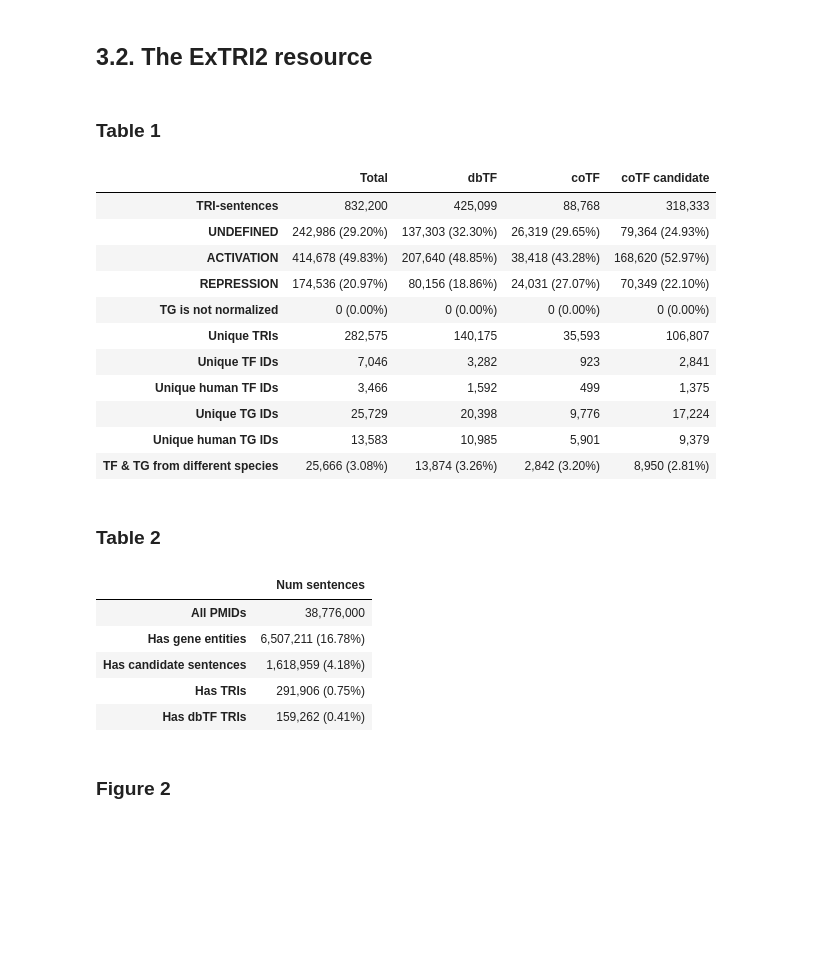
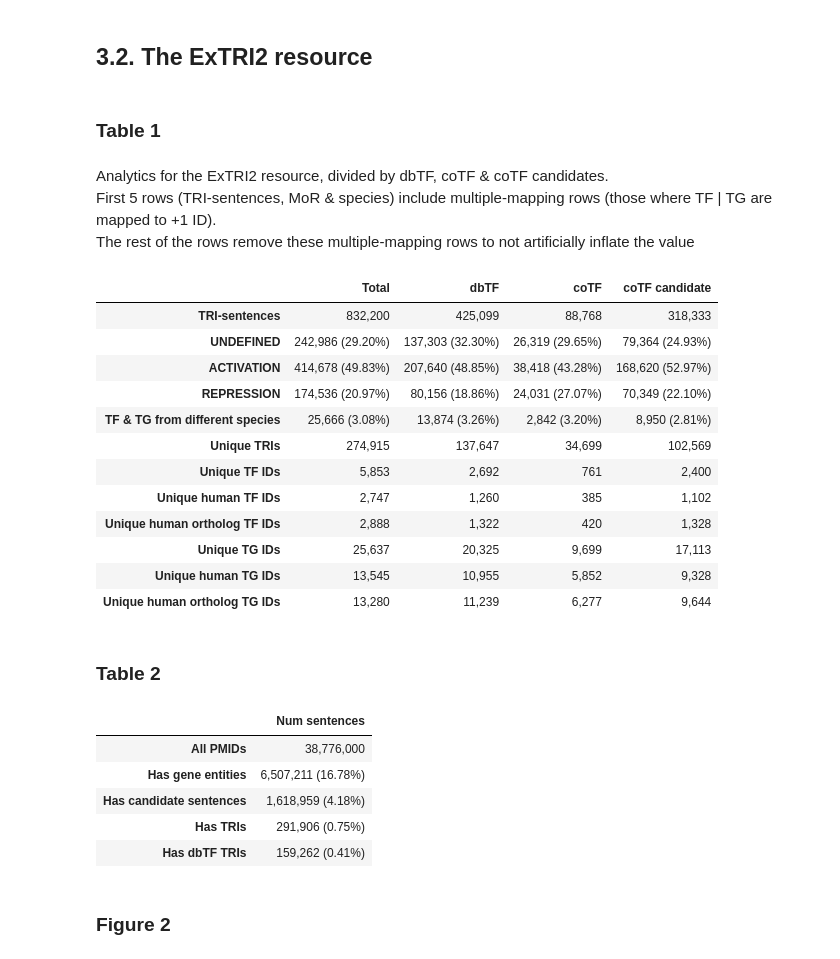
Before and after one commit to Rbbt-Workflows/ExTRI2, a Jupyter notebook: analysis/repo_to_paper.ipynb, the cells around one changed output. Saved outputs shown, nothing was run; the diff lists cells and outputs as text; code cells hidden in the pictures; blank space fills up the shorter version.

```diff
--- a/analysis/repo_to_paper.ipynb
+++ b/analysis/repo_to_paper.ipynb
@@ -783,6 +783,12 @@ make_coTF_validation_dotplot(TRI_results_table)
 ## 3.2. The ExTRI2 resource
 # %%
 def split_in_dbTF_coTF_coTF_cand(ExTRI2_df):
+    '''
+    Split by TF type:
+    - if "dbTF" in TF type: dbTF
+    - elif "coTF" in TF type: coTF
+    - else: "coTF candidate"
+    '''
     m_dbTF = ExTRI2_df['TF_type'].str.contains('dbTF')
     m_coTF = ExTRI2_df['TF_type'].apply(lambda x: 'coTF' in set(x.split(';'))) & ~m_dbTF
     m_coTF_cand = ExTRI2_df['TF_type'].str.contains('coTF candidate') & ~m_dbTF & ~m_coTF
@@ -800,27 +806,39 @@ dbTF_df, coTF_df, coTF_cand_df = split_in_dbTF_coTF_coTF_cand(ExTRI2_df)
 # %%
 # TABLES 1, 2
 def table_1(ExTRI2_df, dbTF_df, coTF_df, coTF_cand_df):
+    '''
+    Show analytics for the ExTRI2 dataframe
+    '''
 
     h3("Table 1")
+    md("Analytics for the ExTRI2 resource, divided by dbTF, coTF & coTF candidates.<br>" \
+        "First 5 rows (TRI-sentences, MoR & species) include multiple-mapping rows (those where TF | TG are mapped to +1 ID).<br>" \
+        "The rest of the rows remove these multiple-mapping rows to not artificially inflate the value")
 
     analysis_dfs = []
     for df, name in [(ExTRI2_df, 'Total'), (dbTF_df, 'dbTF'), (coTF_df, 'coTF'), (coTF_cand_df, 'coTF candidate')]:
 
+        # --- ANALYTICS FOR THE WHOLE DF ---
         analytics = {}
         analytics['TRI-sentences'] = f"{len(df):,}"
 
         for mor in ['UNDEFINED', 'ACTIVATION', 'REPRESSION']:
             analytics[mor] = f"{len(df[df['MoR'] == mor]):,} ({len(df[df['MoR'] == mor])/len(df):.2%})"
 
-        analytics['TG is not normalized'] = f"{(df['TG Id'].isna()).sum():,} ({(df['TG Id'].isna()).sum() / len(df):.2%})"
+        # Check the percentage of rows from different species
+        diff_species_m = df['TF TaxID'].apply(lambda x: set(x.split(';'))) != df['TG TaxID'].apply(lambda x: set(x.split(';')))
+        analytics['TF & TG from different species'] = f"{diff_species_m.sum():,} ({diff_species_m.sum() / len(df):.2%})"
+
+        # --- ANALYTICS ONLY FOR THE SINGLE-MAPPING SUBSET
+        df = df[~((df['TF Id'].str.contains(';')) | (df['TF Id'].str.contains(';')))]
+
         analytics['Unique TRIs'] = f"{df['TRI Id'].nunique():,}"
 
         for T in ['TF', 'TG']:
             analytics[f'Unique {T} IDs'] = f"{df[f'{T} Id'].nunique():,}"
             analytics[f'Unique human {T} IDs'] = f"{df[df[f'{T} TaxID'] == '9606'][f'{T} Id'].nunique():,}"
+            analytics[f'Unique human ortholog {T} IDs'] = f"{df[f'unique_{T}_human_symbol'].nunique():,}"
 
-        diff_species_m = df['TF TaxID'].apply(lambda x: set(x.split(';'))) != df['TG TaxID'].apply(lambda x: set(x.split(';')))
-        analytics['TF & TG from different species'] = f"{diff_species_m.sum():,} ({diff_species_m.sum() / len(df):.2%})"
 
         # Convert the analytics dictionary to a DataFrame and add it to the list
         analysis_df = pd.DataFrame.from_dict(analytics, orient='index', columns=[name])
@@ -838,41 +856,43 @@ def table_2(final_df, dbTF_df):
     candidate_sents = pd.read_csv(config['raw_ExTRI2_p'], sep='\t', header=1, chunksize=1_000_000, keep_default_na=False)
     candidate_PMIDs = set()
     for chunk in candidate_sents:
         PMIDs = chunk['#SentenceID'].apply(lambda row: row.split(':')[1])
         candidate_PMIDs.update(PMIDs)
 
     has_TRIs = final_df['PMID'].nunique()
     has_dbTF_TRIs = dbTF_df['PMID'].nunique()
 
     h3("Table 2")
     analytics = {}
     analytics['All PMIDs'] = f"{all_pmids:,}"
     analytics['Has gene entities'] = f"{has_gene_entities:,} ({has_gene_entities / all_pmids:.2%})"
     analytics['Has candidate sentences'] = f"{len(candidate_PMIDs):,} ({len(candidate_PMIDs) / all_pmids:.2%})"
     analytics['Has TRIs'] = f"{has_TRIs:,} ({has_TRIs / all_pmids:.2%})"
     analytics['Has dbTF TRIs'] = f"{has_dbTF_TRIs:,} ({has_dbTF_TRIs / all_pmids:.2%})"
 
     analysis_df = pd.DataFrame.from_dict(analytics, orient='index', columns=['Num sentences'])
     # analysis_df.to_excel('tables_figs/table_1.xlsx')
     display(analysis_df)
 
 table_1(ExTRI2_df, dbTF_df, coTF_df, coTF_cand_df)
 table_2(ExTRI2_df, dbTF_df)
 # %% [output]
 <h3>Table 1</h3>
+Analytics for the ExTRI2 resource, divided by dbTF, coTF & coTF candidates.<br>First 5 rows (TRI-sentences, MoR & species) include multiple-mapping rows (those where TF | TG are mapped to +1 ID).<br>The rest of the rows remove these multiple-mapping rows to not artificially inflate the value
 |  | Total | dbTF | coTF | coTF candidate |
 | TRI-sentences | 832,200 | 425,099 | 88,768 | 318,333 |
 | UNDEFINED | 242,986 (29.20%) | 137,303 (32.30%) | 26,319 (29.65%) | 79,364 (24.93%) |
 | ACTIVATION | 414,678 (49.83%) | 207,640 (48.85%) | 38,418 (43.28%) | 168,620 (52.97%) |
 | REPRESSION | 174,536 (20.97%) | 80,156 (18.86%) | 24,031 (27.07%) | 70,349 (22.10%) |
-| TG is not normalized | 0 (0.00%) | 0 (0.00%) | 0 (0.00%) | 0 (0.00%) |
-| Unique TRIs | 282,575 | 140,175 | 35,593 | 106,807 |
-| Unique TF IDs | 7,046 | 3,282 | 923 | 2,841 |
-| Unique human TF IDs | 3,466 | 1,592 | 499 | 1,375 |
-| Unique TG IDs | 25,729 | 20,398 | 9,776 | 17,224 |
-| Unique human TG IDs | 13,583 | 10,985 | 5,901 | 9,379 |
 | TF & TG from different species | 25,666 (3.08%) | 13,874 (3.26%) | 2,842 (3.20%) | 8,950 (2.81%) |
+| Unique TRIs | 274,915 | 137,647 | 34,699 | 102,569 |
+| Unique TF IDs | 5,853 | 2,692 | 761 | 2,400 |
+| Unique human TF IDs | 2,747 | 1,260 | 385 | 1,102 |
+| Unique human ortholog TF IDs | 2,888 | 1,322 | 420 | 1,328 |
+| Unique TG IDs | 25,637 | 20,325 | 9,699 | 17,113 |
+| Unique human TG IDs | 13,545 | 10,955 | 5,852 | 9,328 |
+| Unique human ortholog TG IDs | 13,280 | 11,239 | 6,277 | 9,644 |
-<h3>Table 2</h3>
+<h3>Table 2</h3>
 |  | Num sentences |
 | All PMIDs | 38,776,000 |
 | Has gene entities | 6,507,211 (16.78%) |
```
Also changed, not shown: parts of 21 cells of this notebook, 2 other files.
